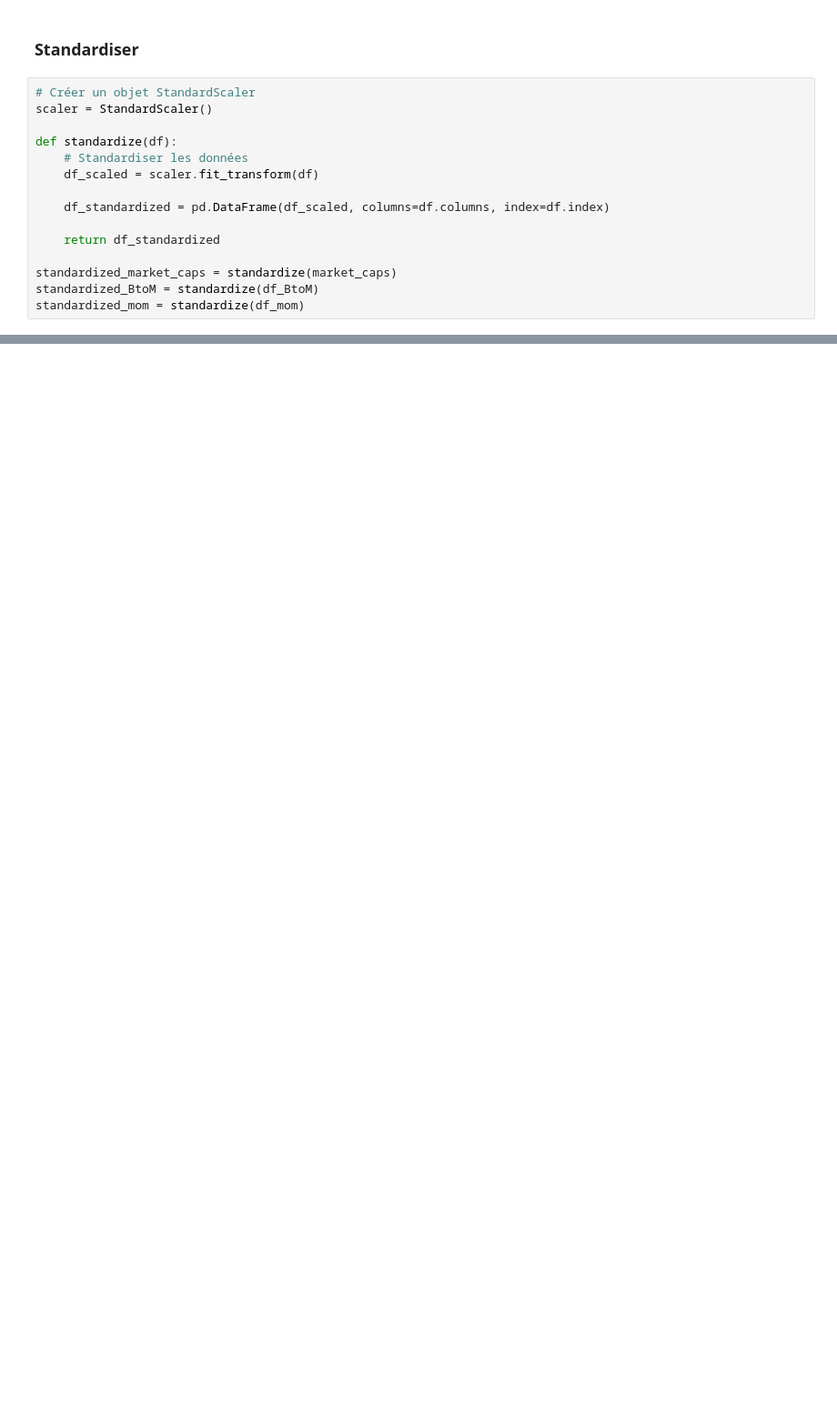
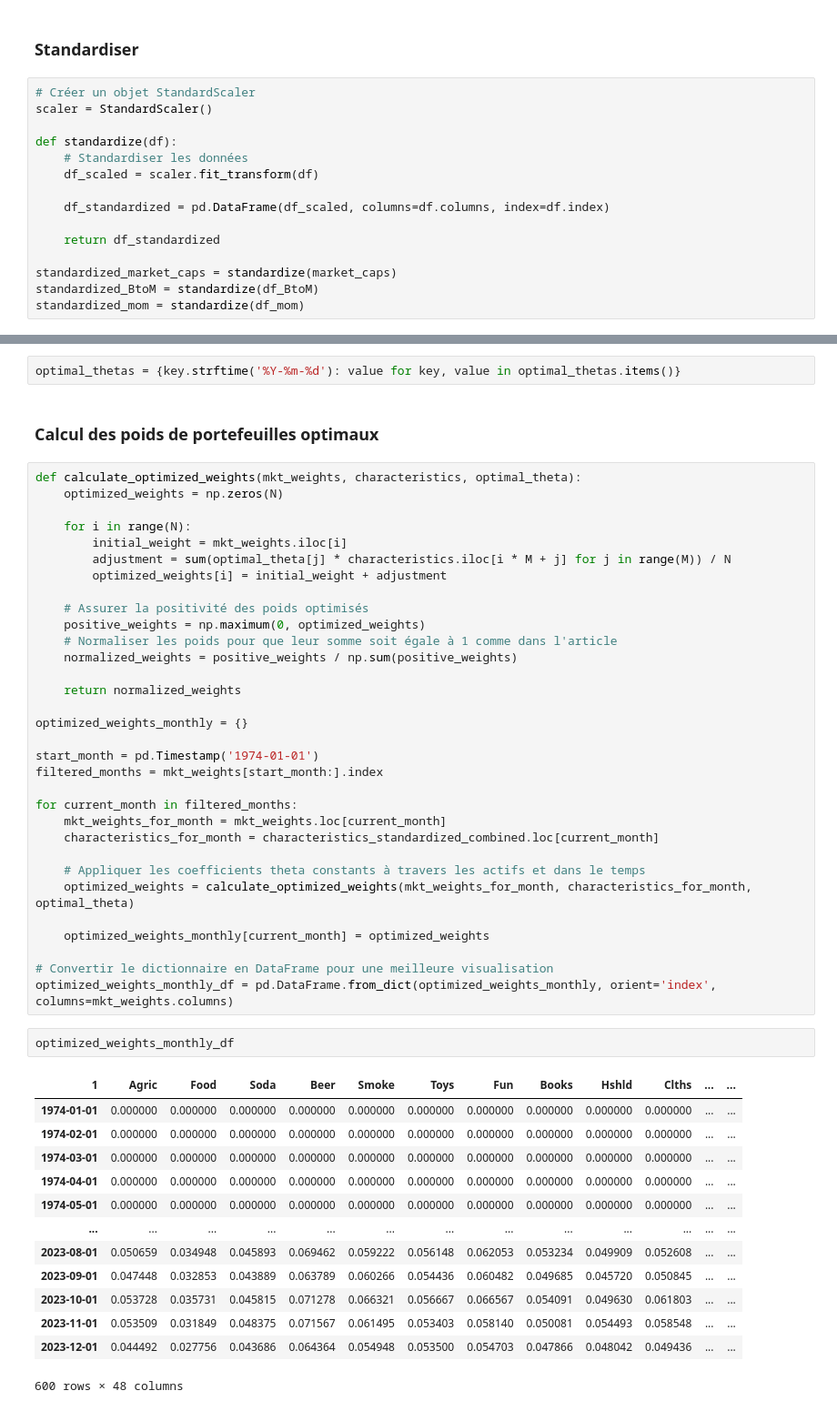
Before and after one commit to ThomasDeConinck/Gestion-de-Portefeuille-Devoir-2, a Jupyter notebook: Partie B/Partie B TP2.ipynb, the cells around one changed output, grey strips where cells are left out. Shown: that part at 91% size. Saved outputs shown, nothing was run; the diff lists cells and outputs as text; blank space fills up the shorter version.

```diff
--- a/Partie B/Partie B TP2.ipynb
+++ b/Partie B/Partie B TP2.ipynb
@@ -292,0 +363,52 @@ TypeError: unsupported operand type(s) for ** or pow(): 'gurobipy.LinExpr' and '
+# %%
+optimal_thetas = {key.strftime('%Y-%m-%d'): value for key, value in optimal_thetas.items()}
+# %% [markdown]
+### Calcul des poids de portefeuilles optimaux
+# %%
+def calculate_optimized_weights(mkt_weights, characteristics, optimal_theta):
+    optimized_weights = np.zeros(N)
+
+    for i in range(N):
+        initial_weight = mkt_weights.iloc[i]
+        adjustment = sum(optimal_theta[j] * characteristics.iloc[i * M + j] for j in range(M)) / N
+        optimized_weights[i] = initial_weight + adjustment
+
+    # Assurer la positivité des poids optimisés
+    positive_weights = np.maximum(0, optimized_weights)
+    # Normaliser les poids pour que leur somme soit égale à 1 comme dans l'article
+    normalized_weights = positive_weights / np.sum(positive_weights)
+
+    return normalized_weights
+
+optimized_weights_monthly = {}
+
+start_month = pd.Timestamp('1974-01-01')
+filtered_months = mkt_weights[start_month:].index
+
+for current_month in filtered_months:
+    mkt_weights_for_month = mkt_weights.loc[current_month]
+    characteristics_for_month = characteristics_standardized_combined.loc[current_month]
+
+    # Appliquer les coefficients theta constants à travers les actifs et dans le temps
+    optimized_weights = calculate_optimized_weights(mkt_weights_for_month, characteristics_for_month, optimal_theta)
+
+    optimized_weights_monthly[current_month] = optimized_weights
+
+# Convertir le dictionnaire en DataFrame pour une meilleure visualisation
+optimized_weights_monthly_df = pd.DataFrame.from_dict(optimized_weights_monthly, orient='index', columns=mkt_weights.columns)
+# %%
+optimized_weights_monthly_df
+# %% [output]
+| 1 | Agric | Food | Soda | Beer | Smoke | Toys | Fun | Books | Hshld | Clths | ... | ... |
+| 1974-01-01 | 0.000000 | 0.000000 | 0.000000 | 0.000000 | 0.000000 | 0.000000 | 0.000000 | 0.000000 | 0.000000 | 0.000000 | ... | ... |
+| 1974-02-01 | 0.000000 | 0.000000 | 0.000000 | 0.000000 | 0.000000 | 0.000000 | 0.000000 | 0.000000 | 0.000000 | 0.000000 | ... | ... |
+| 1974-03-01 | 0.000000 | 0.000000 | 0.000000 | 0.000000 | 0.000000 | 0.000000 | 0.000000 | 0.000000 | 0.000000 | 0.000000 | ... | ... |
+| 1974-04-01 | 0.000000 | 0.000000 | 0.000000 | 0.000000 | 0.000000 | 0.000000 | 0.000000 | 0.000000 | 0.000000 | 0.000000 | ... | ... |
+| 1974-05-01 | 0.000000 | 0.000000 | 0.000000 | 0.000000 | 0.000000 | 0.000000 | 0.000000 | 0.000000 | 0.000000 | 0.000000 | ... | ... |
+| ... | ... | ... | ... | ... | ... | ... | ... | ... | ... | ... | ... | ... |
+| 2023-08-01 | 0.050659 | 0.034948 | 0.045893 | 0.069462 | 0.059222 | 0.056148 | 0.062053 | 0.053234 | 0.049909 | 0.052608 | ... | ... |
+| 2023-09-01 | 0.047448 | 0.032853 | 0.043889 | 0.063789 | 0.060266 | 0.054436 | 0.060482 | 0.049685 | 0.045720 | 0.050845 | ... | ... |
+| 2023-10-01 | 0.053728 | 0.035731 | 0.045815 | 0.071278 | 0.066321 | 0.056667 | 0.066567 | 0.054091 | 0.049630 | 0.061803 | ... | ... |
+| 2023-11-01 | 0.053509 | 0.031849 | 0.048375 | 0.071567 | 0.061495 | 0.053403 | 0.058140 | 0.050081 | 0.054493 | 0.058548 | ... | ... |
+| 2023-12-01 | 0.044492 | 0.027756 | 0.043686 | 0.064364 | 0.054948 | 0.053500 | 0.054703 | 0.047866 | 0.048042 | 0.049436 | ... | ... |
+600 rows × 48 columns
```
Also changed, not shown: parts of 11 cells of this notebook.
